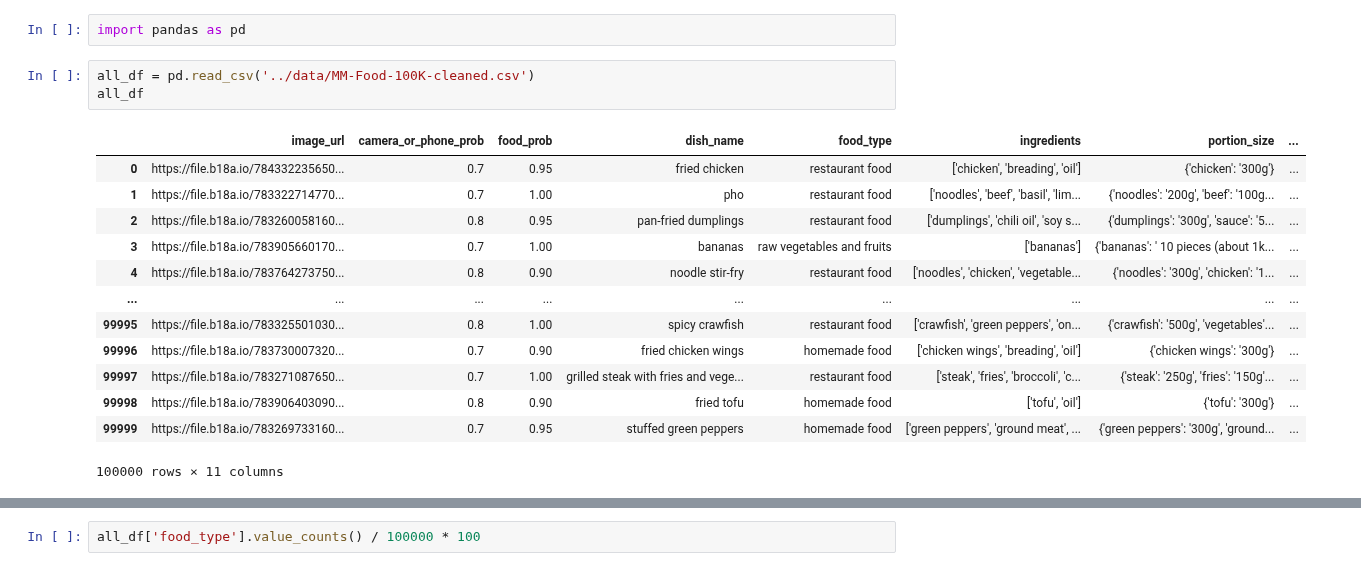
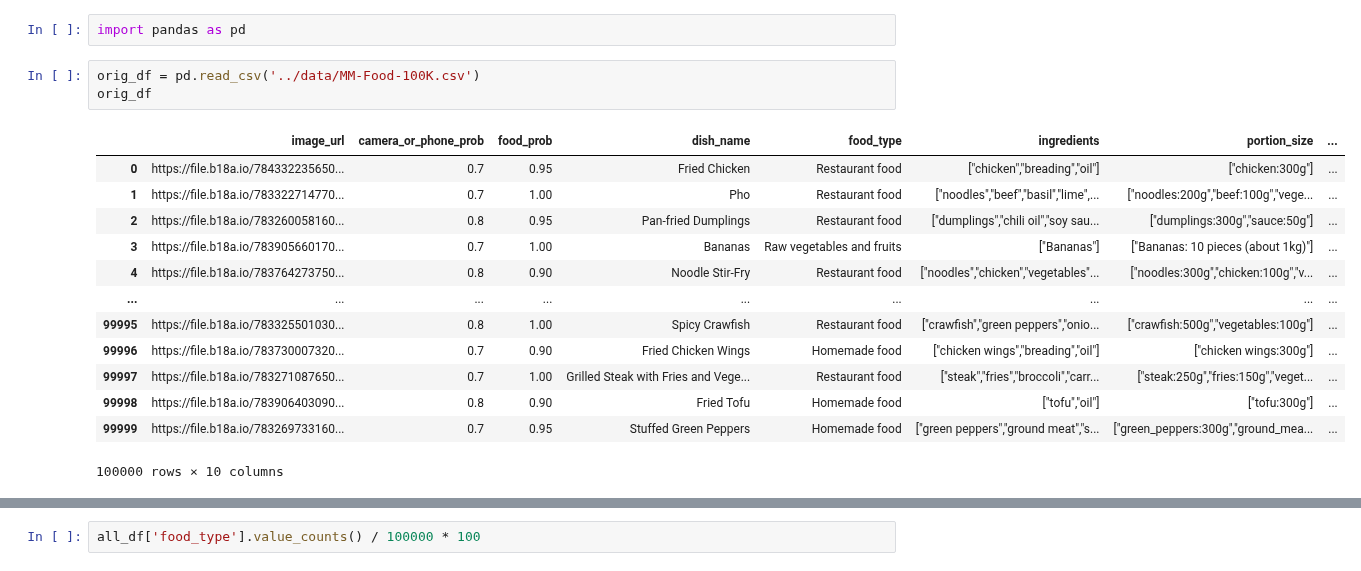
Before and after one commit to chelseanbr/smolvlm-nutrition-vqa, a Jupyter notebook: notebooks/eda.ipynb, the cells around one changed output, grey strips where cells are left out. Cells and saved outputs as stored; diff of their text form.

```diff
--- a/notebooks/eda.ipynb
+++ b/notebooks/eda.ipynb
@@ -3,19 +3,19 @@
 # %%
 import pandas as pd
 # %%
-all_df = pd.read_csv('../data/MM-Food-100K-cleaned.csv')
-all_df
+orig_df = pd.read_csv('../data/MM-Food-100K.csv')
+orig_df
 # %% [output]
 |  | image_url | camera_or_phone_prob | food_prob | dish_name | food_type | ingredients | portion_size | ... |
-| 0 | https://file.b18a.io/784332235650... | 0.7 | 0.95 | fried chicken | restaurant food | ['chicken', 'breading', 'oil'] | {'chicken': '300g'} | ... |
-| 1 | https://file.b18a.io/783322714770... | 0.7 | 1.00 | pho | restaurant food | ['noodles', 'beef', 'basil', 'lim... | {'noodles': '200g', 'beef': '100g... | ... |
-| 2 | https://file.b18a.io/783260058160... | 0.8 | 0.95 | pan-fried dumplings | restaurant food | ['dumplings', 'chili oil', 'soy s... | {'dumplings': '300g', 'sauce': '5... | ... |
-| 3 | https://file.b18a.io/783905660170... | 0.7 | 1.00 | bananas | raw vegetables and fruits | ['bananas'] | {'bananas': ' 10 pieces (about 1k... | ... |
-| 4 | https://file.b18a.io/783764273750... | 0.8 | 0.90 | noodle stir-fry | restaurant food | ['noodles', 'chicken', 'vegetable... | {'noodles': '300g', 'chicken': '1... | ... |
+| 0 | https://file.b18a.io/784332235650... | 0.7 | 0.95 | Fried Chicken | Restaurant food | ["chicken","breading","oil"] | ["chicken:300g"] | ... |
+| 1 | https://file.b18a.io/783322714770... | 0.7 | 1.00 | Pho | Restaurant food | ["noodles","beef","basil","lime",... | ["noodles:200g","beef:100g","vege... | ... |
+| 2 | https://file.b18a.io/783260058160... | 0.8 | 0.95 | Pan-fried Dumplings | Restaurant food | ["dumplings","chili oil","soy sau... | ["dumplings:300g","sauce:50g"] | ... |
+| 3 | https://file.b18a.io/783905660170... | 0.7 | 1.00 | Bananas | Raw vegetables and fruits | ["Bananas"] | ["Bananas: 10 pieces (about 1kg)"] | ... |
+| 4 | https://file.b18a.io/783764273750... | 0.8 | 0.90 | Noodle Stir-Fry | Restaurant food | ["noodles","chicken","vegetables"... | ["noodles:300g","chicken:100g","v... | ... |
 | ... | ... | ... | ... | ... | ... | ... | ... | ... |
-| 99995 | https://file.b18a.io/783325501030... | 0.8 | 1.00 | spicy crawfish | restaurant food | ['crawfish', 'green peppers', 'on... | {'crawfish': '500g', 'vegetables'... | ... |
-| 99996 | https://file.b18a.io/783730007320... | 0.7 | 0.90 | fried chicken wings | homemade food | ['chicken wings', 'breading', 'oil'] | {'chicken wings': '300g'} | ... |
-| 99997 | https://file.b18a.io/783271087650... | 0.7 | 1.00 | grilled steak with fries and vege... | restaurant food | ['steak', 'fries', 'broccoli', 'c... | {'steak': '250g', 'fries': '150g'... | ... |
-| 99998 | https://file.b18a.io/783906403090... | 0.8 | 0.90 | fried tofu | homemade food | ['tofu', 'oil'] | {'tofu': '300g'} | ... |
-| 99999 | https://file.b18a.io/783269733160... | 0.7 | 0.95 | stuffed green peppers | homemade food | ['green peppers', 'ground meat', ... | {'green peppers': '300g', 'ground... | ... |
+| 99995 | https://file.b18a.io/783325501030... | 0.8 | 1.00 | Spicy Crawfish | Restaurant food | ["crawfish","green peppers","onio... | ["crawfish:500g","vegetables:100g"] | ... |
+| 99996 | https://file.b18a.io/783730007320... | 0.7 | 0.90 | Fried Chicken Wings | Homemade food | ["chicken wings","breading","oil"] | ["chicken wings:300g"] | ... |
+| 99997 | https://file.b18a.io/783271087650... | 0.7 | 1.00 | Grilled Steak with Fries and Vege... | Restaurant food | ["steak","fries","broccoli","carr... | ["steak:250g","fries:150g","veget... | ... |
+| 99998 | https://file.b18a.io/783906403090... | 0.8 | 0.90 | Fried Tofu | Homemade food | ["tofu","oil"] | ["tofu:300g"] | ... |
+| 99999 | https://file.b18a.io/783269733160... | 0.7 | 0.95 | Stuffed Green Peppers | Homemade food | ["green peppers","ground meat","s... | ["green_peppers:300g","ground_mea... | ... |
-100000 rows × 11 columns
+100000 rows × 10 columns
```
Also changed, not shown: parts of 3 cells of this notebook.
